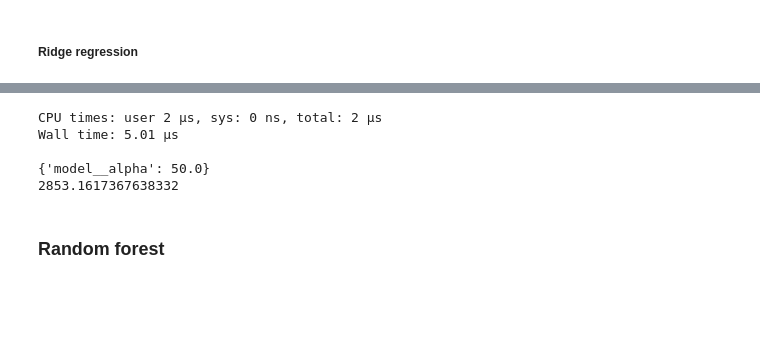
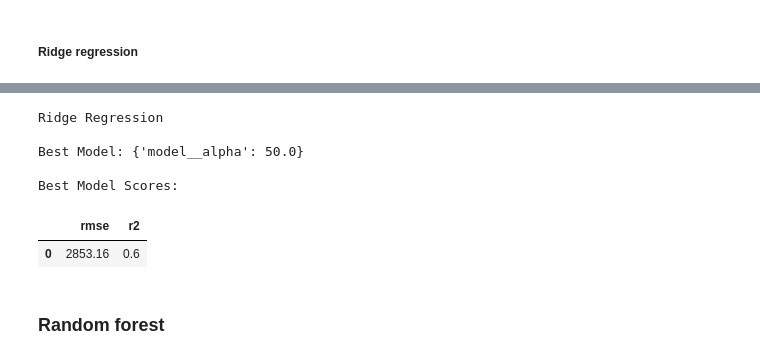
Before and after one commit to kellyshreeve/predicting-used-car-price, a Jupyter notebook: car_price_analysis.ipynb, the cells around one changed output, grey strips where cells are left out. Saved outputs shown, nothing was run; the diff lists cells and outputs as text; code cells hidden in the pictures; blank space fills up the shorter version.

```diff
--- a/car_price_analysis.ipynb
+++ b/car_price_analysis.ipynb
@@ -43,6 +43,29 @@ def freq_table(df, column):
     pd.set_option('display.min_rows', 30, 'display.max_rows', 50)
 
     return table
+# %%
+# User-defined GridSearchCV results function
+def gscv_results(gscv_object, main_scorer, *add_scores):
+    '''Take an sklearn GridSearchCV object and return a tuple of best model parameters and
+    pandas dataframe of scores for the best model.
+
+    gscv_object: fitted GridSearchCV object with one or multiple scorers.
+    main_scorer: scorer passed to gscv_object, or refit score if gscv_object is passed multiple scorers.
+    add_scores: list of additional score names passed to gscv_object.'''
+    cv_results = pd.DataFrame(gscv_object.cv_results_).sort_values(by=f'mean_test_{main_scorer}', ascending=False)
+
+    best_params = gscv_object.best_params_
+    best_index = gscv_object.best_index_
+
+    # create data frame with best main score
+    best_score = gscv_object.best_score_.round(4)
+    results = pd.DataFrame(data={f'{main_scorer}':[best_score]})
+
+    # for score in additional scores, add column with best model score
+    for score in add_scores:
+        results[f'{score}'] = cv_results.loc[best_index, f'mean_test_{score}'].round(4)
+
+    return best_params, results
 # %%
 # Read in data
 cars = pd.read_csv('/Users/kellyshreeve/Desktop/Data-Sets/car_data.csv')
@@ -864,6 +887,10 @@ preprocessor = ColumnTransformer(
 
 # Defne scorer
 RMSE = make_scorer(mean_squared_error, squared=False)
+
+# Define score list
+scorers = {'rmse':RMSE,
+    'r2':'r2'}
 # %% [markdown]
 ### Linear Regression (base model)
 
@@ -891,13 +913,16 @@ print(linreg_cv['test_score'].mean())
 # %% [markdown]
 ##### Ridge regression
 # %%
+print('Ridge Regression Execution Time:')
+print()
 %time
+
 pipe = Pipeline(steps=[('transform', preprocessor), ('model', Ridge())])
 
 grid = {
     'model__alpha':[0, 1e-10, 1e-5, .001, .01, .1, .5, 1.0, 5.0, 10.0, 20.0, 50.0]
 }
 
-ridge_cv = GridSearchCV(pipe, param_grid=grid, scoring=RMSE, cv=3)
-ridge_cv.fit(feat_train, targ_train)
+ridge_gscv = GridSearchCV(pipe, param_grid=grid, scoring=scorers, refit='rmse', cv=3)
+ridge_gscv.fit(feat_train, targ_train)
 # %% [output]
@@ -923,14 +949,20 @@ GridSearchCV(cv=3,
-# %%
-%time
-print()
-
-print(ridge_cv.best_params_)
-print(ridge_cv.best_score_)
-# %% [output]
-CPU times: user 2 µs, sys: 0 ns, total: 2 µs
-Wall time: 5.01 µs
-
-{'model__alpha': 50.0}
-2853.1617367638332
+# %%
+print('Ridge Regression')
+print()
+
+ridge_gscv_params, ridge_gscv_results = gscv_results(ridge_gscv, 'rmse', 'r2')
+
+print(f'Best Model: {ridge_gscv_params}')
+print()
+print('Best Model Scores:')
+display(ridge_gscv_results.round(2))
+# %% [output]
+Ridge Regression
+
+Best Model: {'model__alpha': 50.0}
+
+Best Model Scores:
+|  | rmse | r2 |
+| 0 | 2853.16 | 0.6 |
 # %% [markdown]
 ### Random forest
```
Also changed, not shown: parts of 7 cells of this notebook.
